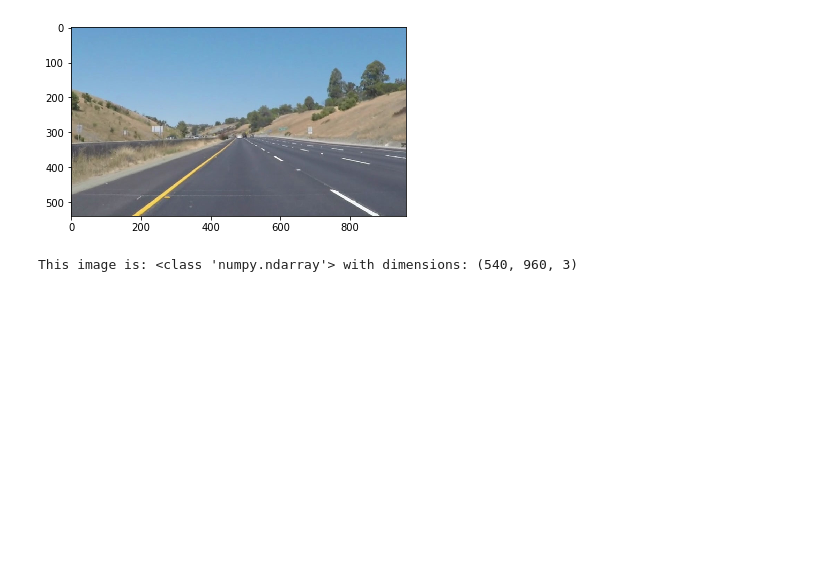
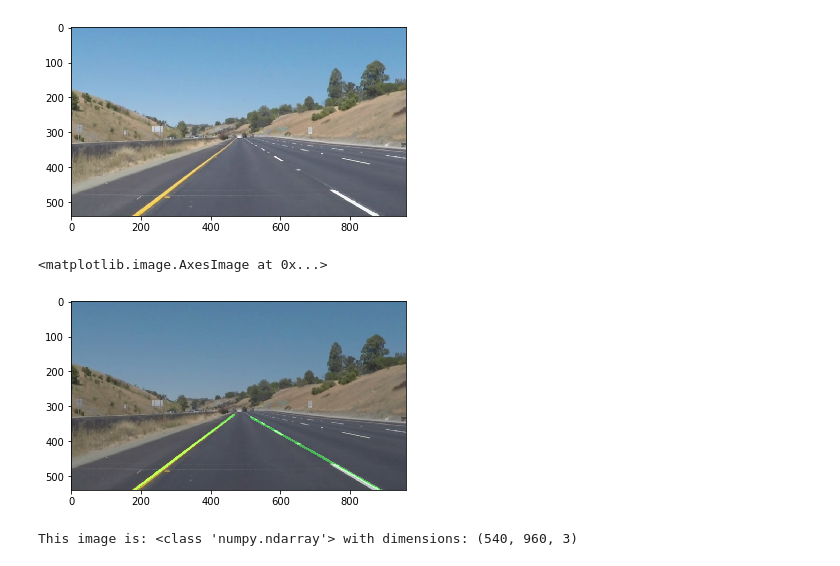
Before and after one commit to e7dud7e/carnd, a Jupyter notebook: LaneDetection/P1.ipynb, the cells around one changed output. Drawn from its saved outputs; the diff is of its cells as text; code cells hidden in the pictures; blank space fills up the shorter version.

```diff
--- a/LaneDetection/P1.ipynb
+++ b/LaneDetection/P1.ipynb
@@ -201,6 +218,12 @@ plt.imshow(image);  # if you wanted to show a single color channel image called
 # %% [output]
 This image is: <class 'numpy.ndarray'> with dimensions: (540, 960, 3)
 [figure]
+# %%
+lane_image = lane_detection(image)
+plt.imshow(lane_image)
+# %% [output]
+<matplotlib.image.AxesImage at 0x...>
+[figure, added]
 # %%
 image = mpimg.imread('test_images/solidYellowLeft.jpg')
 
```
Also changed, not shown: parts of 40 cells of this notebook, 8 other files.
